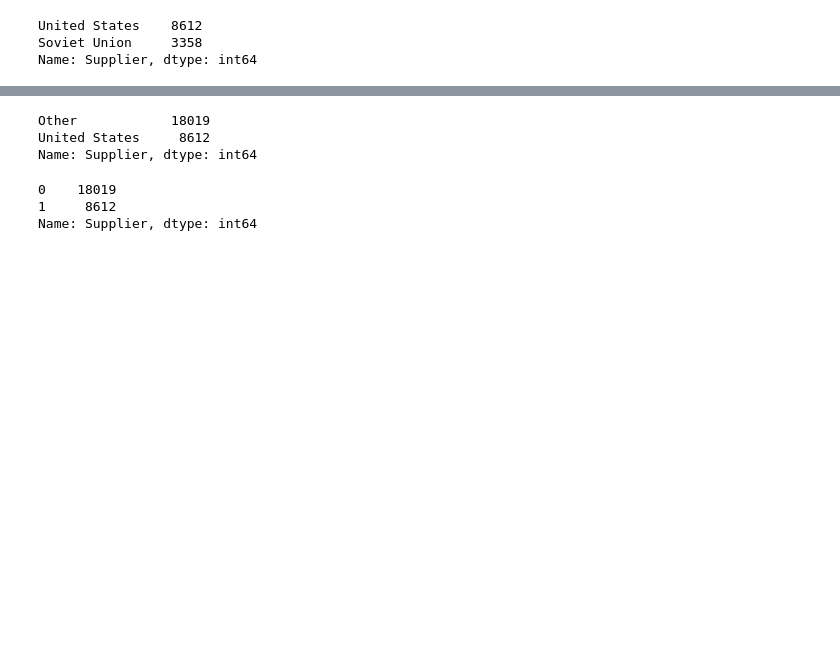
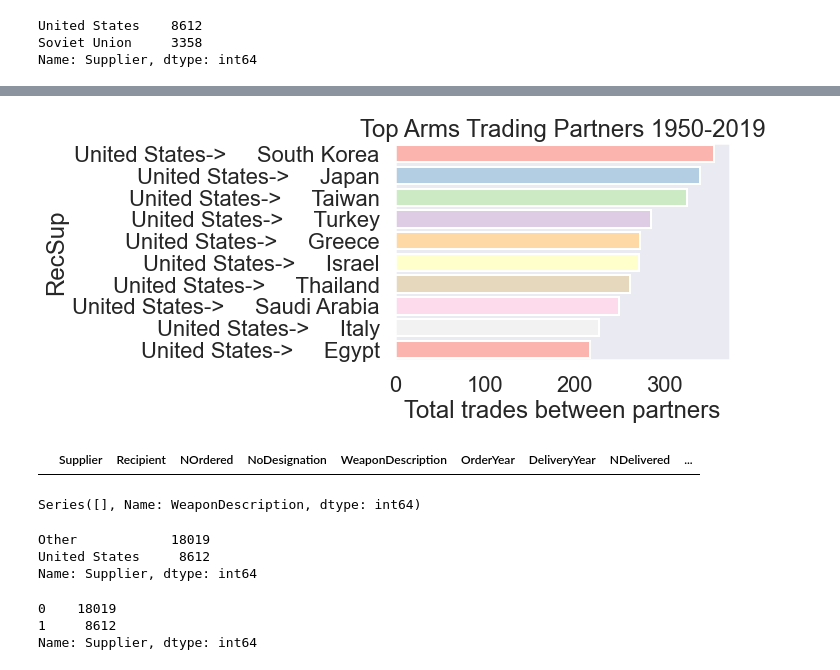
Before and after one commit to MichaelBurak/arms-trade-analysis, a Jupyter notebook: sipri-trades.ipynb, the cells around one changed output, grey strips where cells are left out. Drawn from its saved outputs; the diff is of its cells as text; code cells hidden in the pictures; blank space fills up the shorter version.

```diff
--- a/sipri-trades.ipynb
+++ b/sipri-trades.ipynb
@@ -1053,0 +1071,4 @@ s.plot()
+# %%
+rec_sup_df['RecSup'] = rec_sup_df["Supplier"] + "->" + rec_sup_df['Recipient']
+
+rec_sup_df.head()
@@ -1054,3 +1082,24 @@ s.plot()
+# %%
+sns.countplot(y="RecSup", saturation=2, data=rec_sup_df, palette="Pastel1",
+              order=rec_sup_df['RecSup'].value_counts().iloc[:10].index)
+
+fig = plt.gcf()
+ax = plt.gca()
+ax.set_title("Top Arms Trading Partners 1950-2019")
+ax.set_xlabel("Total trades between partners")
+fig.savefig('top_10_partners.png',bbox_inches='tight')
+# %% [output]
+[figure, added]
+# %%
+japan_rec_df = rec_sup_df[rec_sup_df['Recipient'] == "Japan"]
+
+japan_rec_df.head(20)
+# %% [output]
+|  | Supplier | Recipient | NOrdered | NoDesignation | WeaponDescription | OrderYear | DeliveryYear | NDelivered | ... |
+# %%
+japan_rec_df.WeaponDescription.value_counts()
+# %% [output]
+Series([], Name: WeaponDescription, dtype: int64)
 # %%
 bool_df = final_df
 bool_df['Supplier'] = bool_df['Supplier'].where(bool_df['Supplier'] == "United States", "Other")
```
Also changed, not shown: parts of 27 cells of this notebook, 3 other files.
